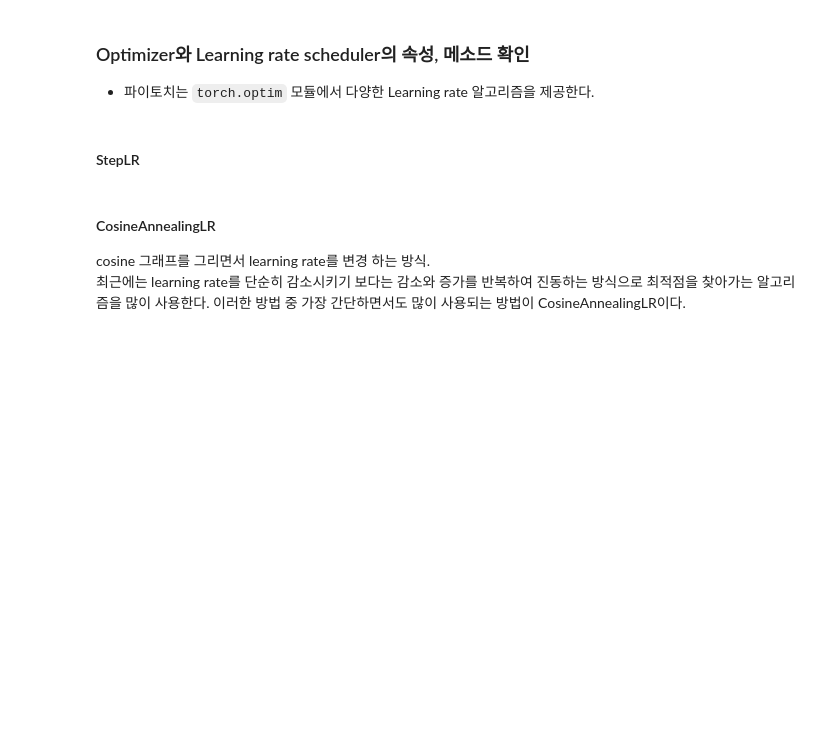
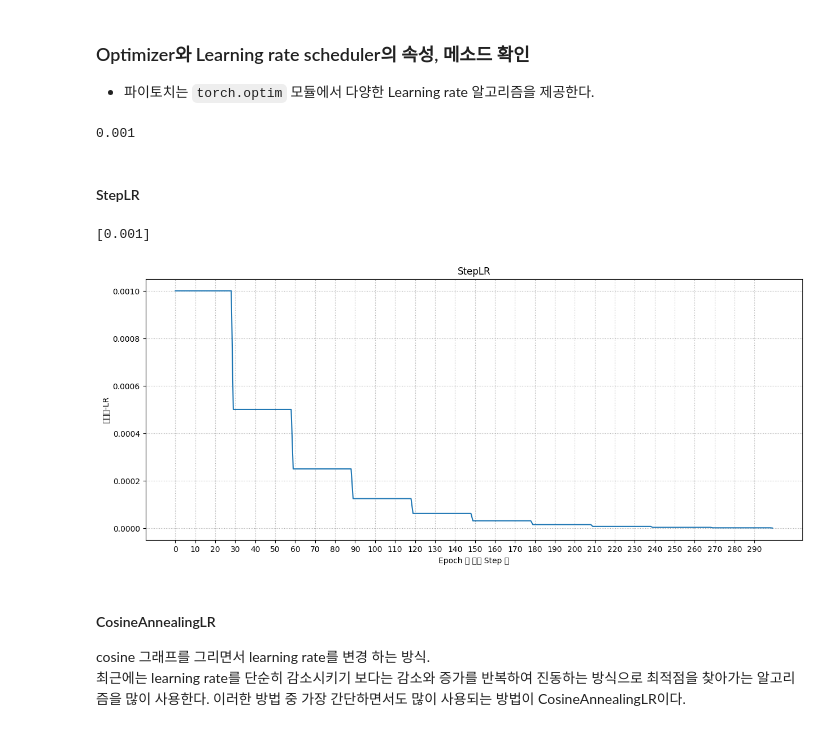
Before and after one commit to silentkit12/SKN21, a Jupyter notebook: 07_deeplearning_pytorch/08_2_딥러닝모델_성능개선_예제.ipynb, the cells around one changed output. Saved outputs shown, nothing was run; the diff lists cells and outputs as text; code cells hidden in the pictures; blank space fills up the shorter version.

```diff
--- a/07_deeplearning_pytorch/08_2_딥러닝모델_성능개선_예제.ipynb
+++ b/07_deeplearning_pytorch/08_2_딥러닝모델_성능개선_예제.ipynb
@@ -599,8 +606,57 @@ def plot_lr(title, lr_list):
     plt.ylabel("학습률-LR")
     plt.grid(True, linestyle=":")
     plt.show()
+# %%
+lr = 0.001
+model = BatchNormModel()
+optimizer = torch.optim.Adam(model.parameters(), lr=lr)
+# %%
+# optimizer 의 현제 lr 조회
+optimizer.param_groups[0]['lr']
+# %% [output]
+0.001
 # %% [markdown]
 #### StepLR
+# %%
+# 특정 에폭/스텝 마다 특정 비율로 lr 을 변경 (보통 줄여나간다.=> 그래야 보다 저 정확하게 값을 찾아내기 때문)
+# 1. learningRate_Scheduler 객체 생성
+step_lr_sceduler = torch.optim.lr_scheduler.StepLR(
+    optimizer, # 학습률을 변경할 옵티마이저
+    step_size= 30, # 몇 에폭 또는 스텝 당 lr 를 변경할 지 설정 lr_scheduler.step() -  지정한 횟수(30)만큼 호출하면 변경
+    gamma=0.5 # 변경할 비율. 새 lr = 현재 lr * gamma
+)
+
+step_lr_sceduler.get_last_lr() # 오비마이저 현재 러닝레이트lr 조회
+# %% [output]
+[0.001]
+# %%
+# 학습
+lr_list = [] # 스케쥴러에게 lr 변경 요청 후 에폭/스텝 별 lr을 저장
+
+epochs = 300
+step_size = 10 #for x, y in dataloader : 의 반복횟수. 1 에폭 당 몇 번 학습할지
+for epoch in range(epochs) :
+    #1 에폭 학습
+    for step in range(step_size) : #for x, y in dataloader :
+        # 배치 만큼 학습 데이ㅌ를 가져와서 1스텝 학습
+        #1 x, y 를 device로 이동
+        #2 model 추론
+        #3 loss 계산
+        # prameter gradient 계산
+        # 파라메터 업데이트
+        optimizer.step()
+        # 파라미터 의 그레디언트 초기화
+        optimizer.zero_grad()
+    #lr 스케쥴러를 이용해서 lr 을 변경 (스케쥴에 맞춰 변경)
+    step_lr_sceduler.step() # 해당 스케쥴러의 위치(for문의 안인지 밖인지)로 에폭/스텝의 step 이 결정됨. # 현재는 1epoch = 한번
+    lr_list.append(step_lr_sceduler.get_last_lr()[0])
+# %%
+# plt.rcParams['font.family'] = 'malgun gothic'
+# plt.rcParams['axies']
+
+plot_lr("StepLR", lr_list)
+# %% [output]
+[figure, added]
 # %% [markdown]
 #### CosineAnnealingLR
 
```
Also changed, not shown: parts of 10 cells of this notebook, 4 other files.
